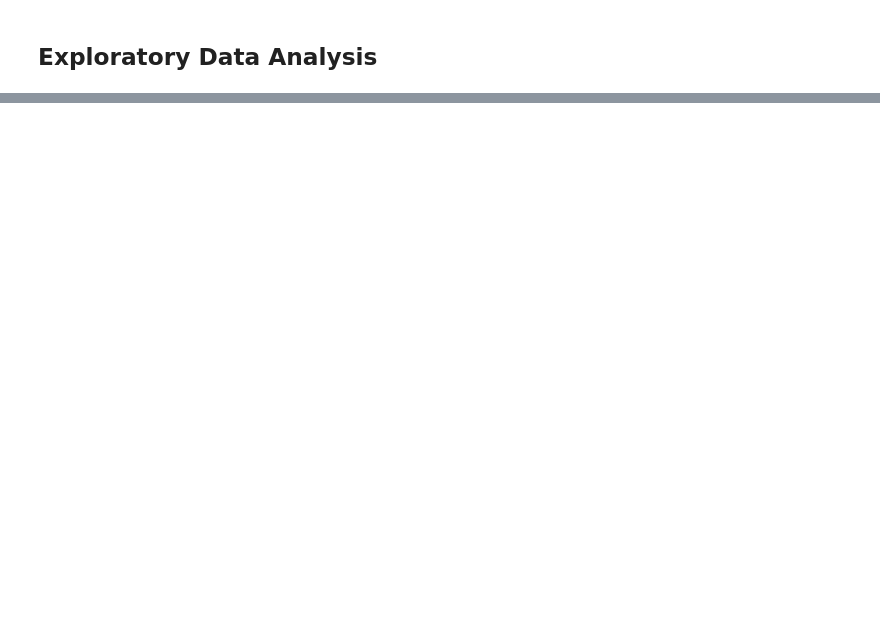
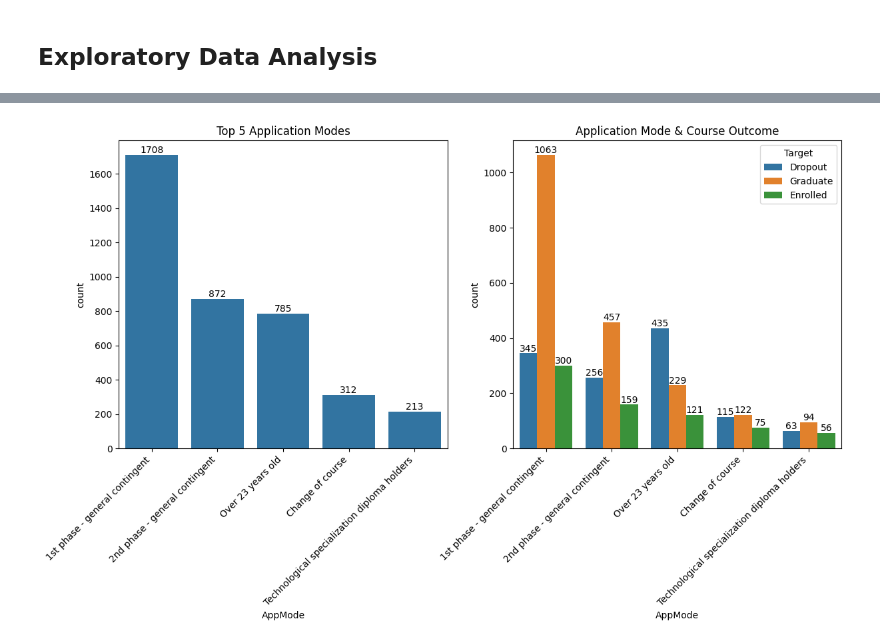
Before and after one commit to AydanKazimzada/predict-students-success, a Jupyter notebook: prediction.ipynb, the cells around one changed output, grey strips where cells are left out. Cells and saved outputs as stored; diff of their text form; code cells hidden in the pictures; blank space fills up the shorter version.

```diff
--- a/prediction.ipynb
+++ b/prediction.ipynb
@@ -202,0 +342,37 @@ Name: count, dtype: int64
+# %%
+app_mode_map = {1: '1st phase - general contingent', 2 : 'Ordinance No. 612/93', 5:'1st phase - special contingent (Azores Island)',
+                7: 'Holders of other higher courses',10 : 'Ordinance No. 854-B/99',
+                15: 'International student (bachelor)',16: '1st phase - special contingent (Madeira Island)',
+                17: '2nd phase - general contingent', 18: '3rd phase - general contingent',
+                26: 'Ordinance No. 533-A/99, item b2) (Different Plan)', 27: 'Ordinance No. 533-A/99, item b3 (Other Institution)',
+                39: 'Over 23 years old', 42: 'Transfer', 43: 'Change of course', 44: 'Technological specialization diploma holders',
+                51: 'Change of institution/course', 53: 'Short cycle diploma holders',57: 'Change of institution/course (International)'}
+
+fig, (ax1, ax2) = plt.subplots(1, 2, figsize=(14, 6))
+
+ax1 = sns.countplot(x=df['AppMode'].map(app_mode_map),
+              order = df['AppMode'].map(app_mode_map).value_counts().index[:5],
+              ax=ax1)
+
+for c in ax1.containers:
+    ax1.bar_label(c)
+
+ax1.set_xticklabels(ax1.get_xticklabels(), rotation=45, ha='right')
+ax1.set_title('Top 5 Application Modes')
+
+
+ax2 = sns.countplot(x=df['AppMode'].map(app_mode_map),
+              order = df['AppMode'].map(app_mode_map).value_counts().index[:5],
+              hue=df['Target'],
+              ax=ax2)
+
+ax2.set_xticklabels(ax2.get_xticklabels(), rotation=45, ha='right')
+ax2.set_title('Application Mode & Course Outcome')
+
+for container in ax2.containers:
+    ax2.bar_label(container)
+
+
+plt.show()
+# %% [output]
+[figure, added]
```
Also changed, not shown: parts of 29 cells of this notebook.
